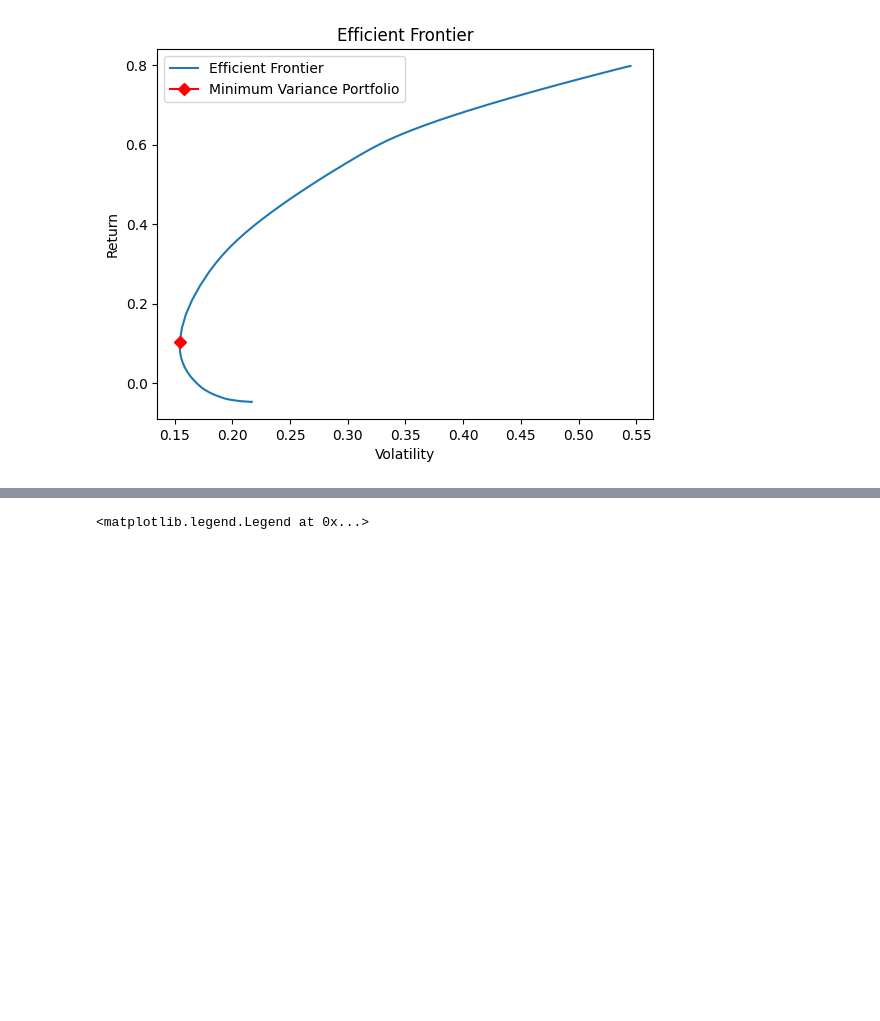
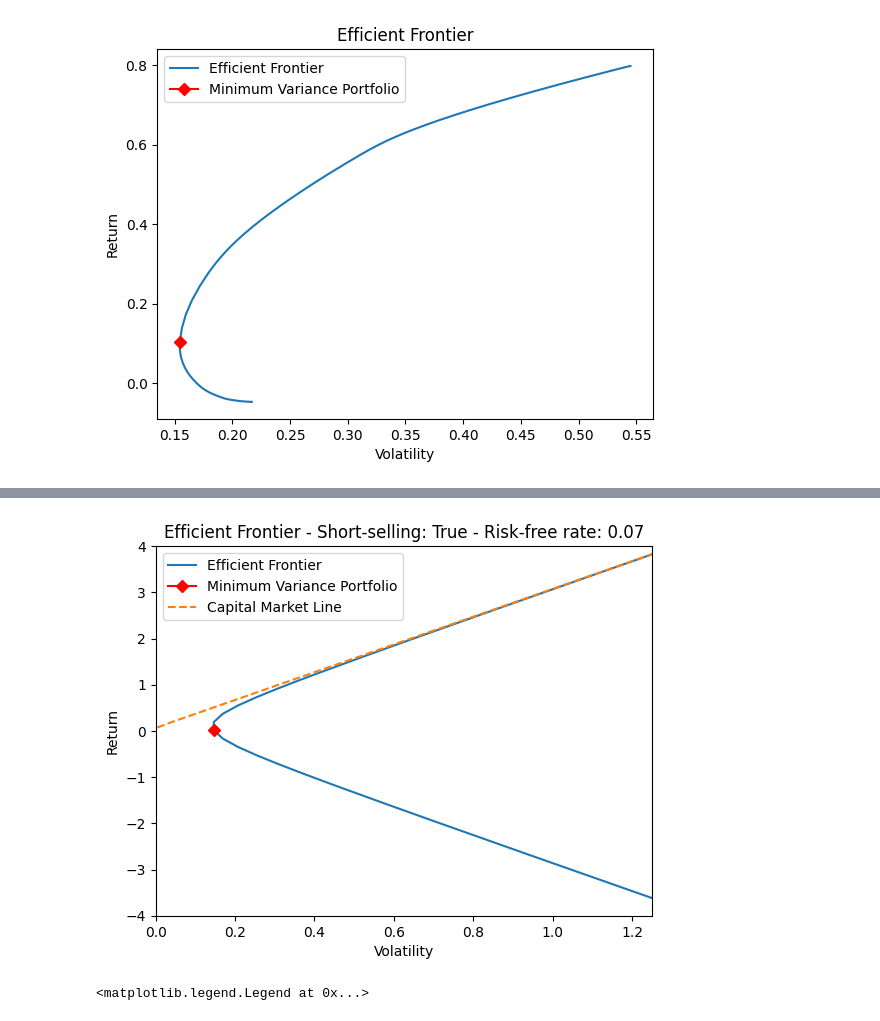
Before and after one commit to Mate0Martinez/Quantitative-asset-and-risk-management-project, a Jupyter notebook: code QARM.ipynb, the cells around one changed output, grey strips where cells are left out. Cells and saved outputs as stored; diff of their text form; code cells hidden in the pictures; blank space fills up the shorter version.

```diff
--- a/code QARM.ipynb
+++ b/code QARM.ipynb
@@ -195,3 +207,8 @@ ef.plot_efficient_frontier()
+# %%
+ef = EfficientFrontier(prices, risk_free_rate=0.07, short=True)
+ef.plot_efficient_frontier()
+# %% [output]
+[figure, added]
 # %%
 # resampling
 
```
Also changed, not shown: parts of 5 cells of this notebook.
